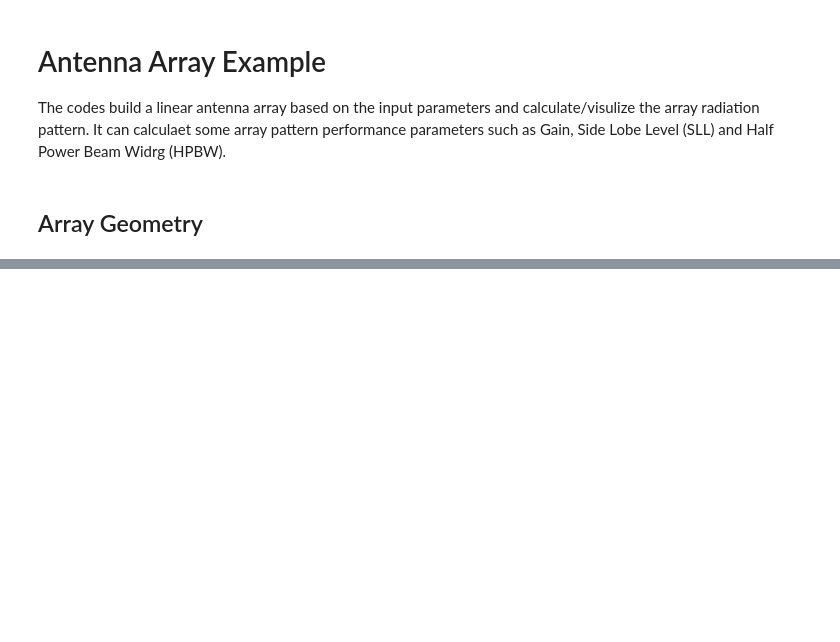
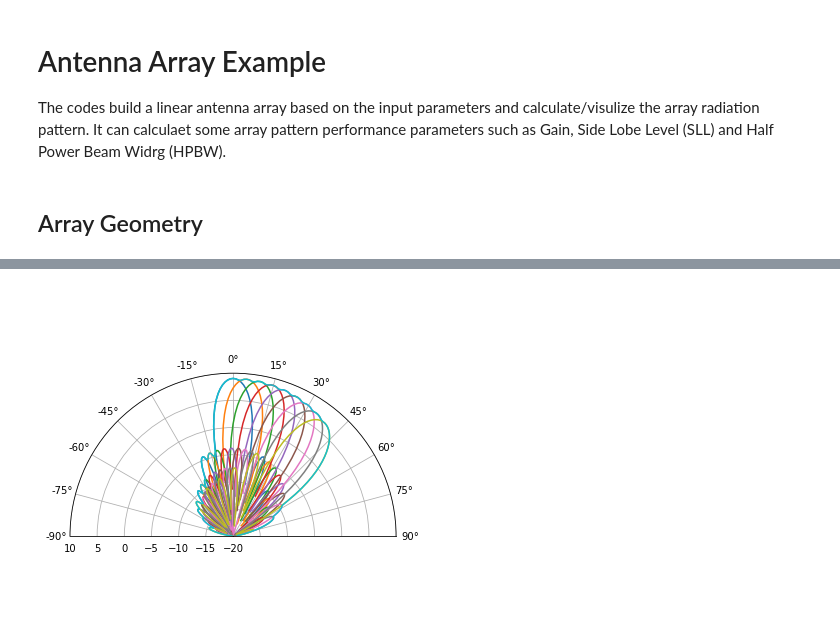
Before and after one commit to mimfar/antenna_array, a Jupyter notebook: Examples.ipynb, the cells around one changed output, grey strips where cells are left out. Saved outputs shown, nothing was run; the diff lists cells and outputs as text; code cells hidden in the pictures; blank space fills up the shorter version.

Commit message:
Rewrite calc_peak_sll_hpbw_calc method Adds polar plot Adds envelope method to Linear Array class

```diff
--- a/Examples.ipynb
+++ b/Examples.ipynb
@@ -26,0 +26,5 @@ ModuleNotFoundError: No module named 'linear_array'
+# %%
+la.calc_envelope(theta1=0,theta2=45,delta_theta=5)
+la.polar_envelope();
+# %% [output]
+[figure, added]
```
Also changed, not shown: parts of 4 cells of this notebook, 3 other files.
